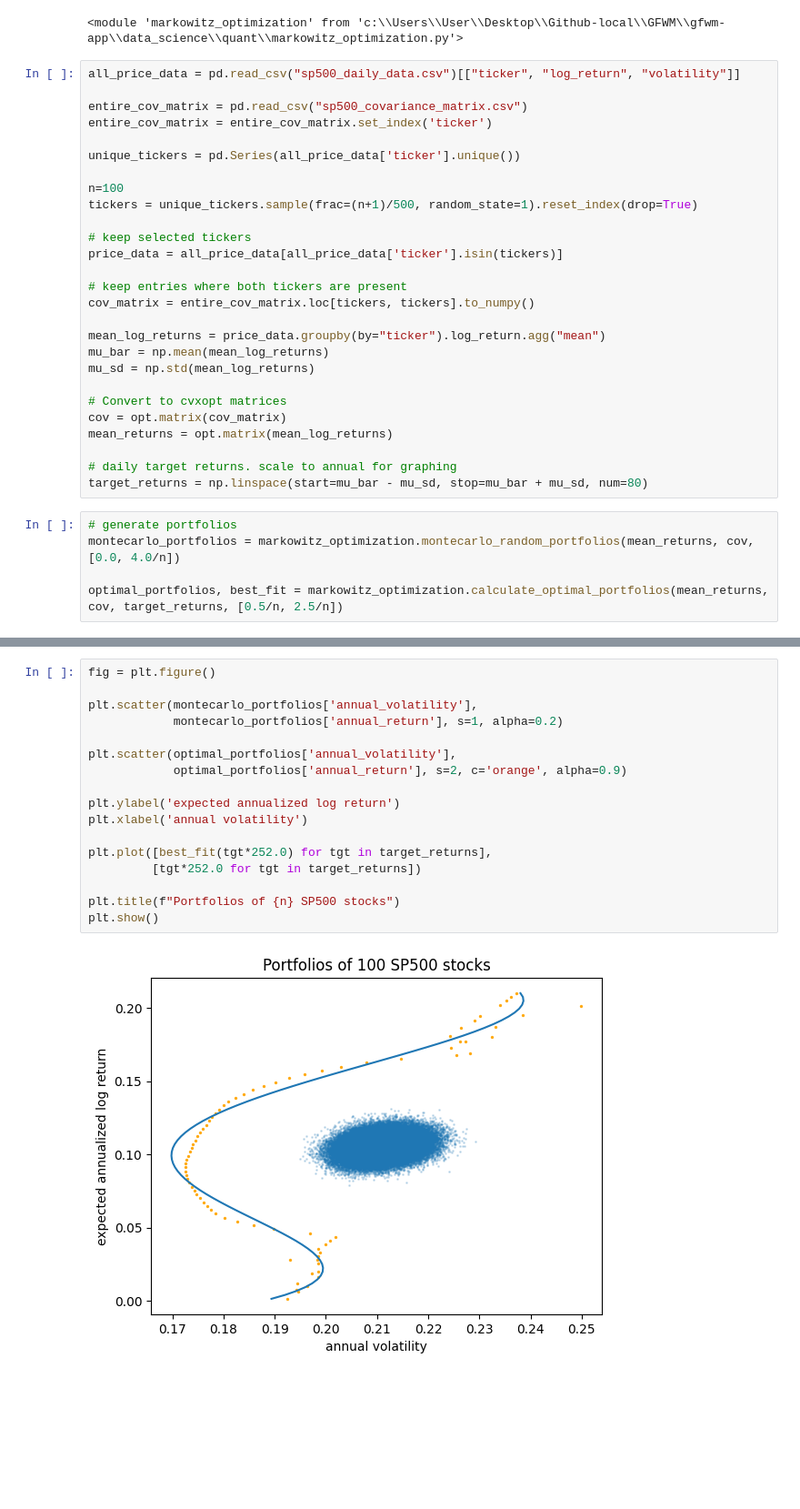
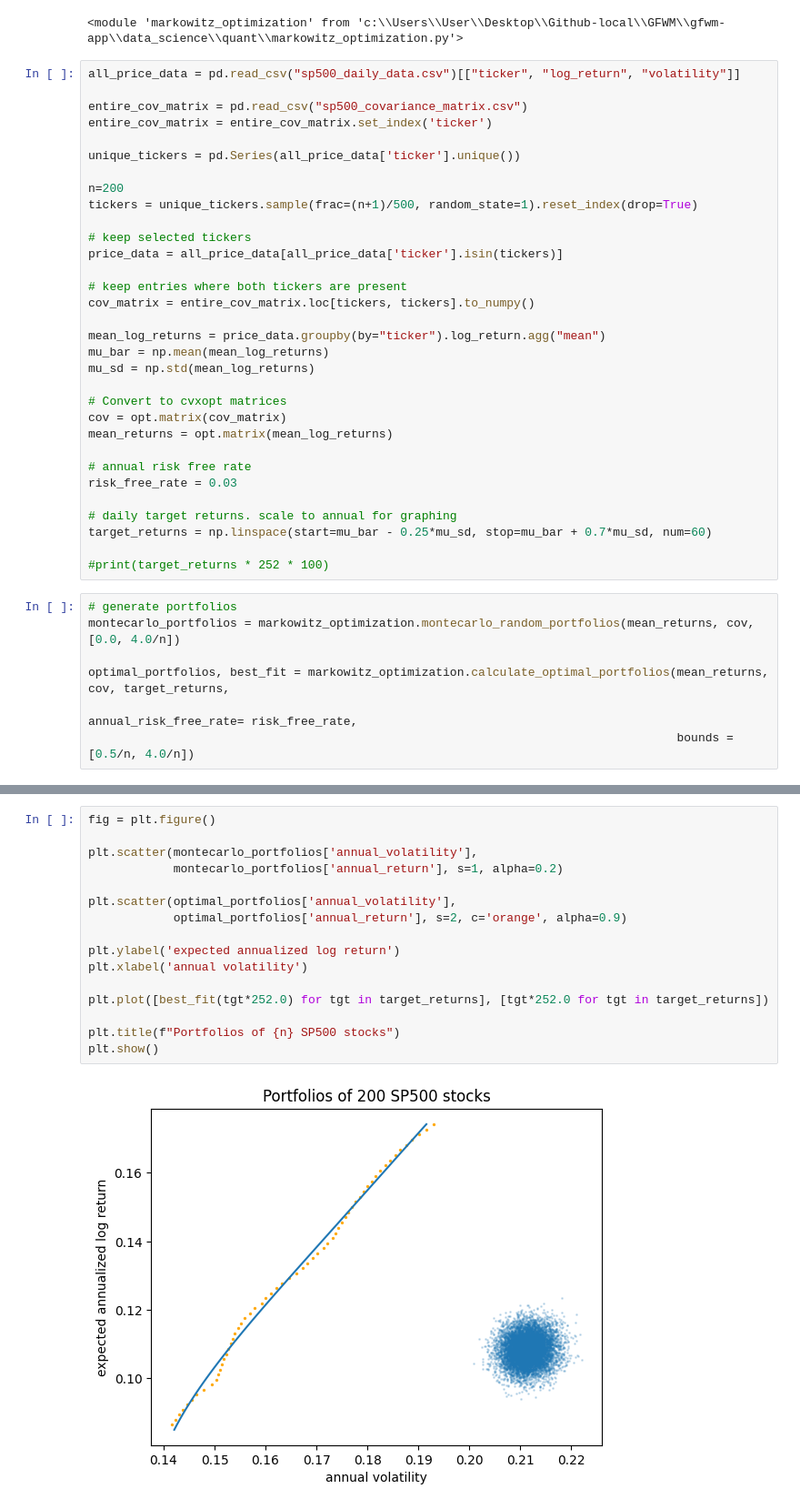
Before and after one commit to Green-Future-Wealth-Management-MQP-2024/GFWM, a Jupyter notebook: gfwm-app/data_science/quant/markowitz_plots.ipynb, the cells around one changed output, grey strips where cells are left out. Shown at 91% size. Drawn from its saved outputs; the diff is of its cells as text; blank space fills up the shorter version.

Commit message:
added risk free asset and more graphs

```diff
--- a/gfwm-app/data_science/quant/markowitz_plots.ipynb
+++ b/gfwm-app/data_science/quant/markowitz_plots.ipynb
@@ -19,7 +19,7 @@ entire_cov_matrix = entire_cov_matrix.set_index('ticker')
 
 unique_tickers = pd.Series(all_price_data['ticker'].unique())
 
-n=100
+n=200
 tickers = unique_tickers.sample(frac=(n+1)/500, random_state=1).reset_index(drop=True)
 
 # keep selected tickers
@@ -36,12 +36,19 @@ mu_sd = np.std(mean_log_returns)
 cov = opt.matrix(cov_matrix)
 mean_returns = opt.matrix(mean_log_returns)
 
+# annual risk free rate
+risk_free_rate = 0.03
+
 # daily target returns. scale to annual for graphing
-target_returns = np.linspace(start=mu_bar - mu_sd, stop=mu_bar + mu_sd, num=80)
+target_returns = np.linspace(start=mu_bar - 0.25*mu_sd, stop=mu_bar + 0.7*mu_sd, num=60)
+
+#print(target_returns * 252 * 100)
 # %%
 # generate portfolios
 montecarlo_portfolios = markowitz_optimization.montecarlo_random_portfolios(mean_returns, cov, [0.0, 4.0/n])
 
-optimal_portfolios, best_fit = markowitz_optimization.calculate_optimal_portfolios(mean_returns, cov, target_returns, [0.5/n, 2.5/n])
+optimal_portfolios, best_fit = markowitz_optimization.calculate_optimal_portfolios(mean_returns, cov, target_returns,
+                                                                                   annual_risk_free_rate= risk_free_rate,
+                                                                                   bounds = [0.5/n, 4.0/n])
 # %% [output]
      pcost       dcost       gap    pres   dres
@@ -82,19 +97,18 @@ Name: 34, dtype: object
 # %%
 fig = plt.figure()
 
 plt.scatter(montecarlo_portfolios['annual_volatility'],
             montecarlo_portfolios['annual_return'], s=1, alpha=0.2)
 
 plt.scatter(optimal_portfolios['annual_volatility'],
             optimal_portfolios['annual_return'], s=2, c='orange', alpha=0.9)
 
 plt.ylabel('expected annualized log return')
 plt.xlabel('annual volatility')
 
-plt.plot([best_fit(tgt*252.0) for tgt in target_returns],
-         [tgt*252.0 for tgt in target_returns])
+plt.plot([best_fit(tgt*252.0) for tgt in target_returns], [tgt*252.0 for tgt in target_returns])
 
 plt.title(f"Portfolios of {n} SP500 stocks")
 plt.show()
 # %% [output]
-[figure, old version]
+[figure, new version]
```
Also changed, not shown: parts of 3 cells of this notebook, 1 other file.
